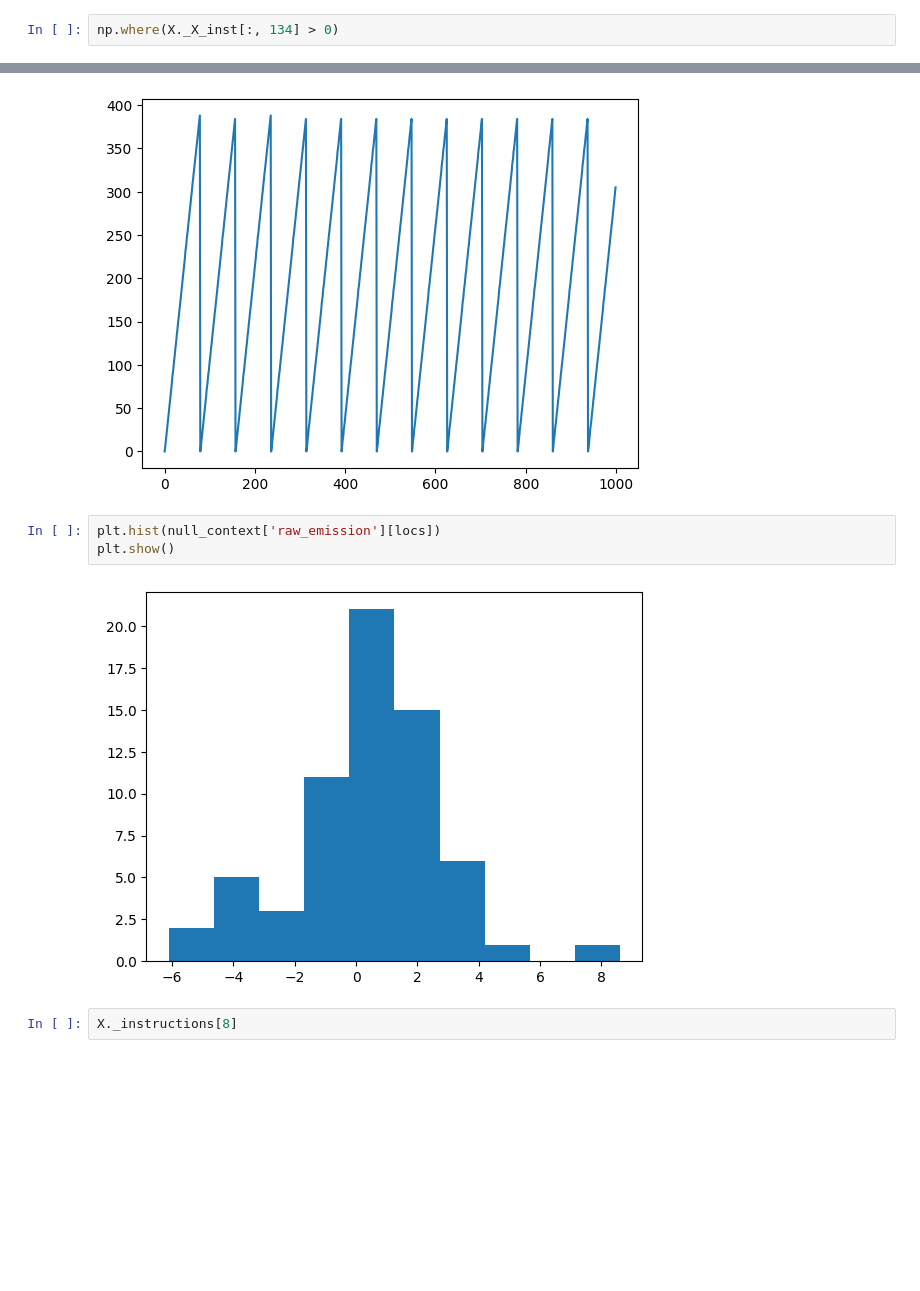
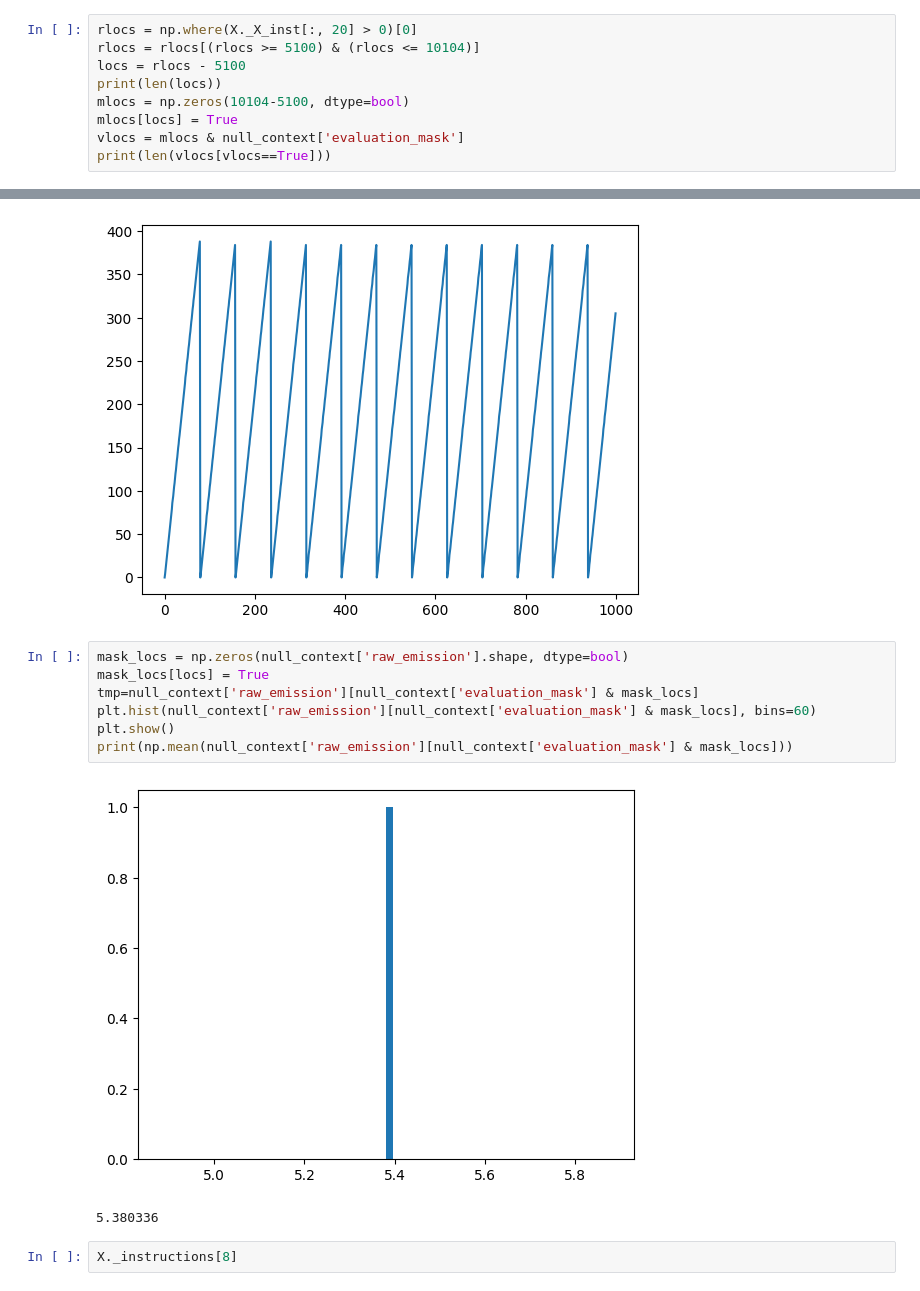
Before and after one commit to Logan-Kelsch/Structural_Regression, a Jupyter notebook: src/dev.ipynb, the cells around one changed output, grey strips where cells are left out. Cells and saved outputs as stored; diff of their text form; blank space fills up the shorter version.

```diff
--- a/src/dev.ipynb
+++ b/src/dev.ipynb
@@ -3223,5 +3469,12 @@ null_context['raw_emission']
 array([ 0.       , -2.598322 , -3.2863371, ...,        nan,        nan,
               nan], shape=(5004,), dtype=float32)
 # %%
-np.where(X._X_inst[:, 134] > 0)
+rlocs = np.where(X._X_inst[:, 20] > 0)[0]
+rlocs = rlocs[(rlocs >= 5100) & (rlocs <= 10104)]
+locs = rlocs - 5100
+print(len(locs))
+mlocs = np.zeros(10104-5100, dtype=bool)
+mlocs[locs] = True
+vlocs = mlocs & null_context['evaluation_mask']
+print(len(vlocs[vlocs==True]))
 # %% [output]
@@ -3274,10 +3515,15 @@ plt.show()
 # %% [output]
 [figure]
 # %%
-plt.hist(null_context['raw_emission'][locs])
+mask_locs = np.zeros(null_context['raw_emission'].shape, dtype=bool)
+mask_locs[locs] = True
+tmp=null_context['raw_emission'][null_context['evaluation_mask'] & mask_locs]
+plt.hist(null_context['raw_emission'][null_context['evaluation_mask'] & mask_locs], bins=60)
 plt.show()
+print(np.mean(null_context['raw_emission'][null_context['evaluation_mask'] & mask_locs]))
 # %% [output]
-[figure, old version]
+[figure, new version]
+5.380336
 # %%
 X._instructions[8]
 # %% [output]
```
Also changed, not shown: parts of 34 cells of this notebook, 4 other files.
